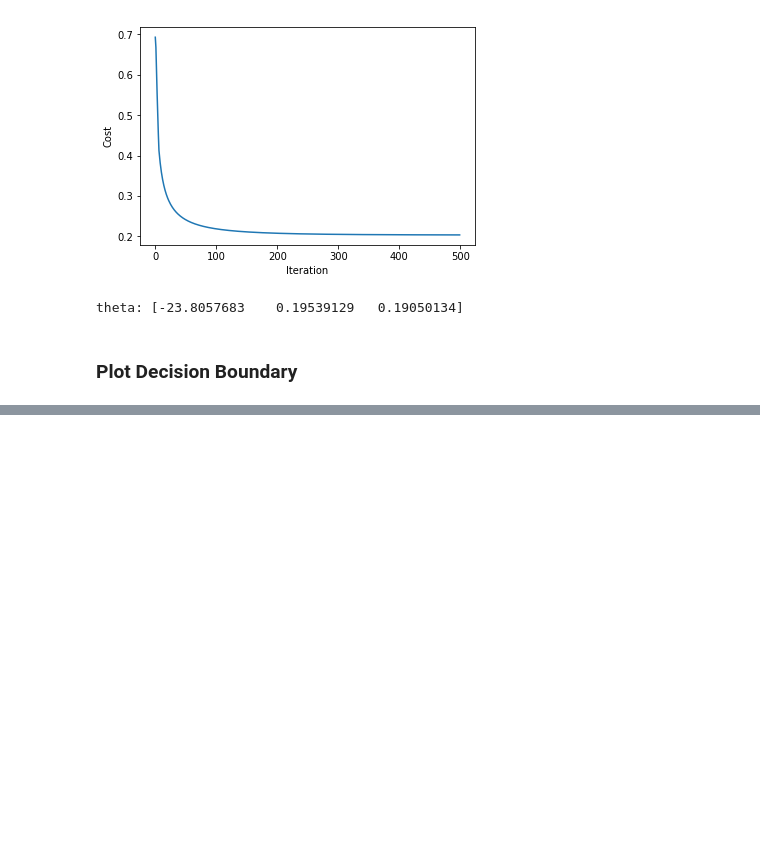
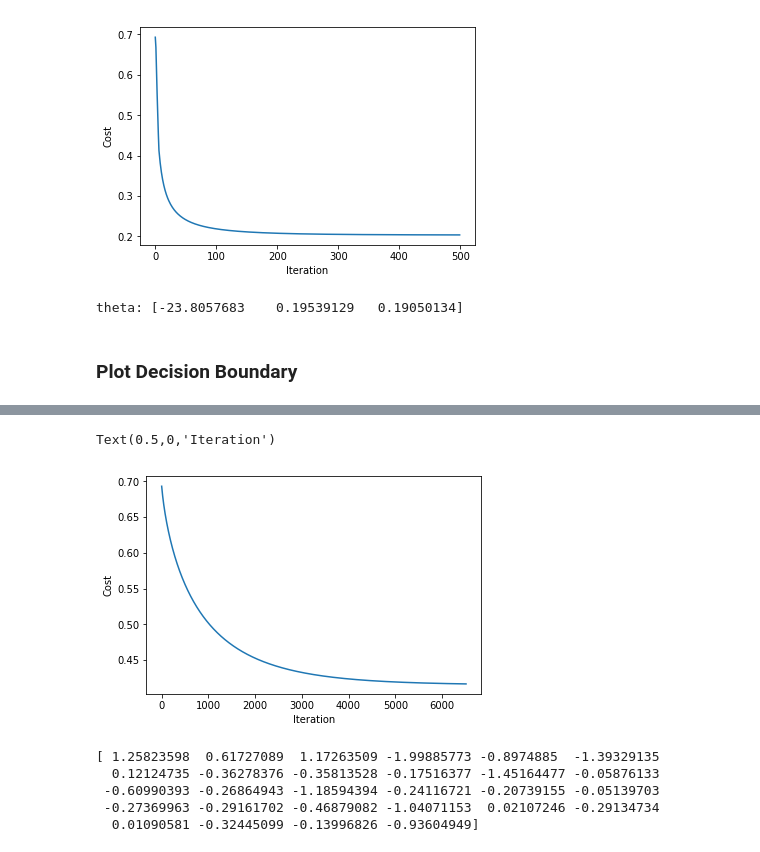
Before and after one commit to RA251995/ML-Exercises, a Jupyter notebook: Logistic Regression.ipynb, the cells around one changed output, grey strips where cells are left out. Drawn from its saved outputs; the diff is of its cells as text; code cells hidden in the pictures; blank space fills up the shorter version.

```diff
--- a/Logistic Regression.ipynb
+++ b/Logistic Regression.ipynb
@@ -203,0 +330,12 @@ plt.plot(x1_decision, x2_decision, 'r')
+# %%
+%%time
+
+# Initialize parameters
+theta = np.zeros((n,1))
+
+# Set hyperparameters
+lambd = 1
+alpha = 0.05
+
+# Run gradient descent
+theta, J_iterations = gradientDescentReg(X, y, theta, lambd, alpha)
@@ -203,0 +345,15 @@ plt.plot(x1_decision, x2_decision, 'r')
+# %%
+plt.plot(J_iterations)
+plt.ylabel("Cost")
+plt.xlabel("Iteration")
+# %% [output]
+Text(0.5,0,'Iteration')
+[figure, added]
+# %%
+print(theta.squeeze())
+# %% [output]
+[ 1.25823598  0.61727089  1.17263509 -1.99885773 -0.8974885  -1.39329135
+  0.12124735 -0.36278376 -0.35813528 -0.17516377 -1.45164477 -0.05876133
+ -0.60990393 -0.26864943 -1.18594394 -0.24116721 -0.20739155 -0.05139703
+ -0.27369963 -0.29161702 -0.46879082 -1.04071153  0.02107246 -0.29134734
+  0.01090581 -0.32445099 -0.13996826 -0.93604949]
```
Also changed, not shown: parts of 21 cells of this notebook, 5 other files.
